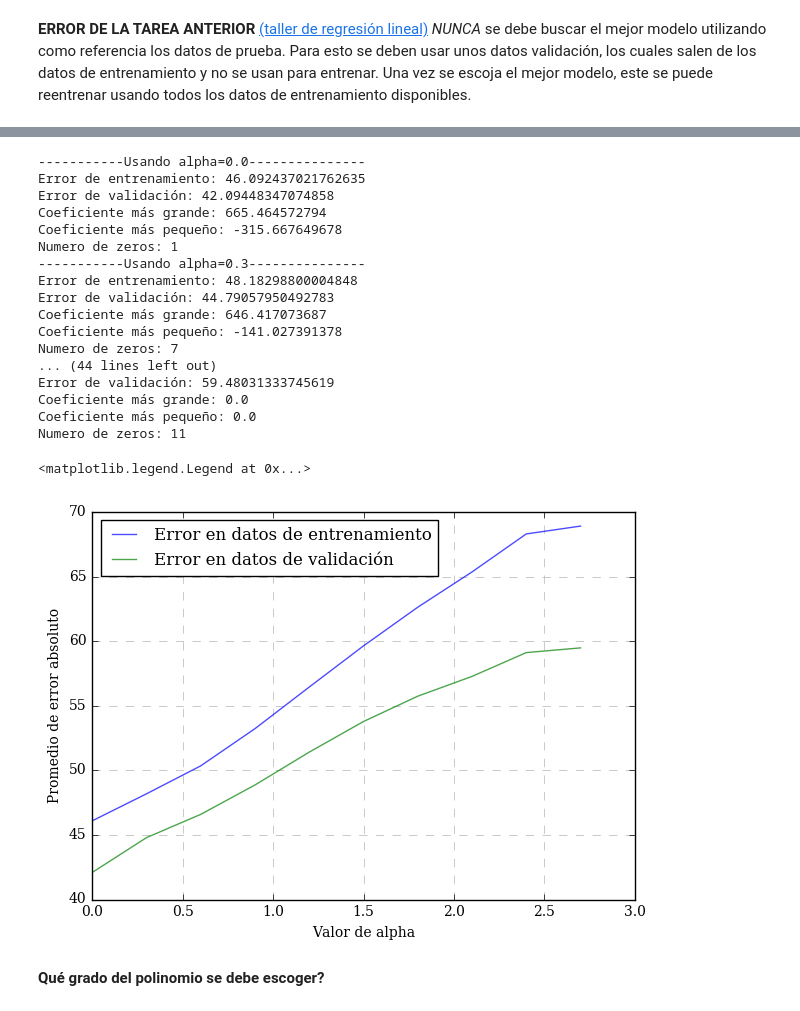
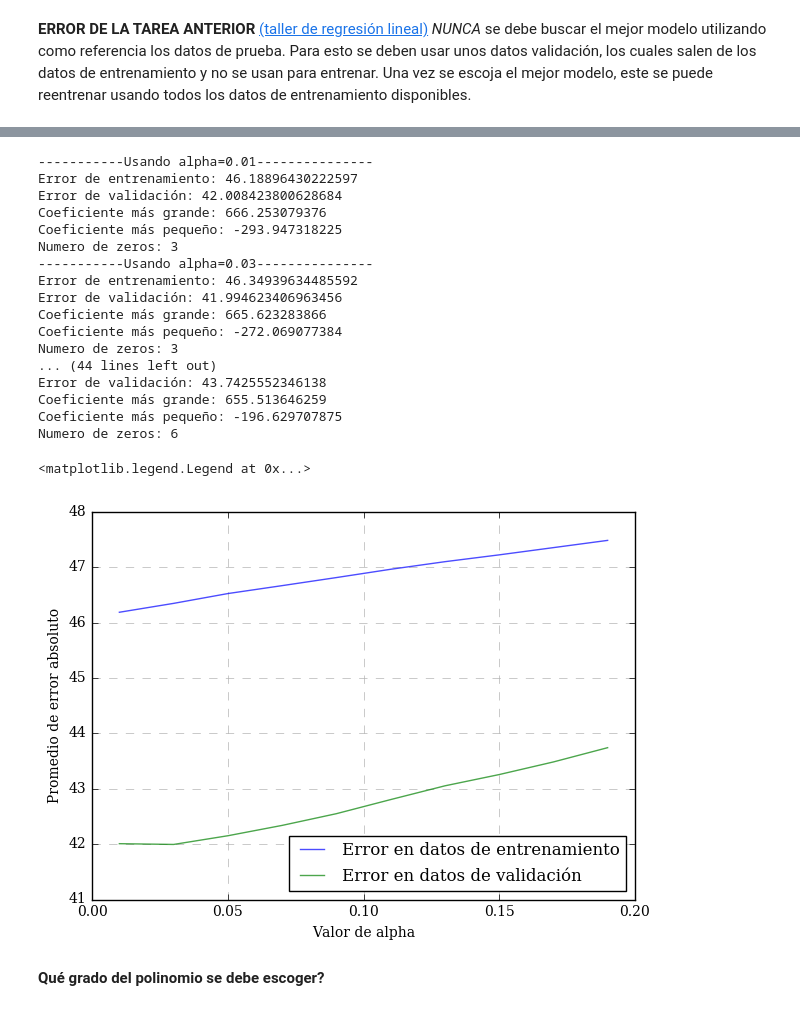
Before and after one commit to GAPM/Machine_Learning_basico, a Jupyter notebook: seleccion_de_modelos.ipynb, the cells around one changed output, grey strips where cells are left out. Saved outputs shown, nothing was run; the diff lists cells and outputs as text; code cells hidden in the pictures.

```diff
--- a/seleccion_de_modelos.ipynb
+++ b/seleccion_de_modelos.ipynb
@@ -32,7 +34,7 @@ X_train, X_val, y_train, y_val = train_test_split(X_train, y_train, test_size=0.
 # %%
 error_train = array('f')
 error_val = array('f')
-for alpha in np.arange(0, 3, 0.3):
+for alpha in np.arange(0.01, 0.2, 0.02):
     ridge_regressor = Ridge(alpha=alpha)
     ridge_regressor.fit(X_train, y_train)
     print("-----------Usando alpha={}---------------".format(alpha))
@@ -81,7 +83,7 @@ ax.legend(loc='best')
 # %%
 error_train = array('f')
 error_val = array('f')
-for alpha in np.arange(0, 3, 0.3):
+for alpha in np.arange(0.01, 0.2, 0.02):
     lasso_regressor = Lasso(alpha=alpha)
     lasso_regressor.fit(X_train, y_train)
     print("-----------Usando alpha={}---------------".format(alpha))
@@ -95,38 +97,38 @@ for alpha in np.arange(0, 3, 0.3):
     print('Coeficiente más pequeño:', np.min(lasso_regressor.coef_.reshape(-1)))
     print('Numero de zeros:', np.sum(np.abs(lasso_regressor.coef_.reshape(-1))<0.0001))
 # %% [output]
------------Usando alpha=0.0---------------
-Error de entrenamiento: 46.092437021762635
-Error de validación: 42.09448347074858
-Coeficiente más grande: 665.464572794
-Coeficiente más pequeño: -315.667649678
-Numero de zeros: 1
------------Usando alpha=0.3---------------
-Error de entrenamiento: 48.18298800004848
-Error de validación: 44.79057950492783
-Coeficiente más grande: 646.417073687
-Coeficiente más pequeño: -141.027391378
-Numero de zeros: 7
+-----------Usando alpha=0.01---------------
+Error de entrenamiento: 46.18896430222597
+Error de validación: 42.008423800628684
+Coeficiente más grande: 666.253079376
+Coeficiente más pequeño: -293.947318225
+Numero de zeros: 3
+-----------Usando alpha=0.03---------------
+Error de entrenamiento: 46.34939634485592
+Error de validación: 41.994623406963456
+Coeficiente más grande: 665.623283866
+Coeficiente más pequeño: -272.069077384
+Numero de zeros: 3
 ... (44 lines left out)
-Error de validación: 59.48031333745619
-Coeficiente más grande: 0.0
-Coeficiente más pequeño: 0.0
-Numero de zeros: 11
+Error de validación: 43.7425552346138
+Coeficiente más grande: 655.513646259
+Coeficiente más pequeño: -196.629707875
+Numero de zeros: 6
 # %%
 fig = plt.figure(figsize=[7, 5])
 ax = fig.add_subplot(111)
 ax.set_axisbelow(True)
 
-ax.plot(np.arange(0, 3, 0.3), error_train, color='b', alpha=0.7, label='Error en datos de entrenamiento')
-ax.plot(np.arange(0, 3, 0.3), error_val, color='g', alpha=0.7, label='Error en datos de validación')
+ax.plot(np.arange(0.01, 0.2, 0.02), error_train, color='b', alpha=0.7, label='Error en datos de entrenamiento')
+ax.plot(np.arange(0.01, 0.2, 0.02), error_val, color='g', alpha=0.7, label='Error en datos de validación')
 
 ax.grid(linestyle='--',color='0.7')
 ax.set_ylabel('Promedio de error absoluto')
 ax.set_xlabel('Valor de alpha')
 ax.legend(loc='best')
 # %% [output]
 <matplotlib.legend.Legend at 0x...>
-[figure, old version]
+[figure, new version]
 # %% [markdown]
 **Qué grado del polinomio se debe escoger?**
 # %%
```
Also changed, not shown: parts of 20 cells of this notebook, 1 other file.
